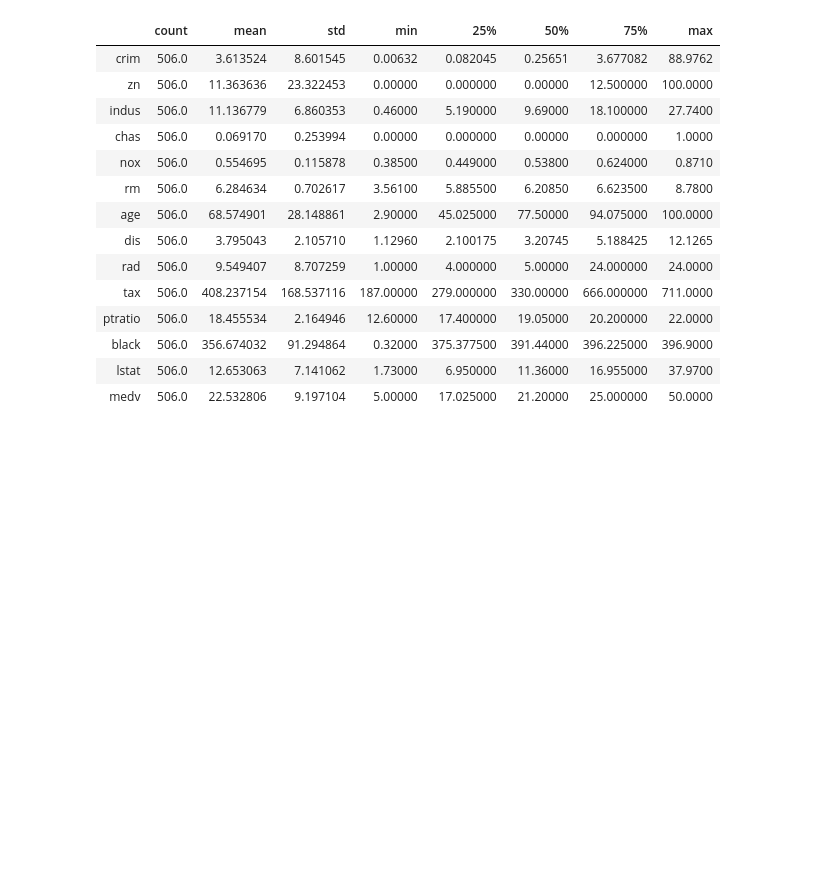
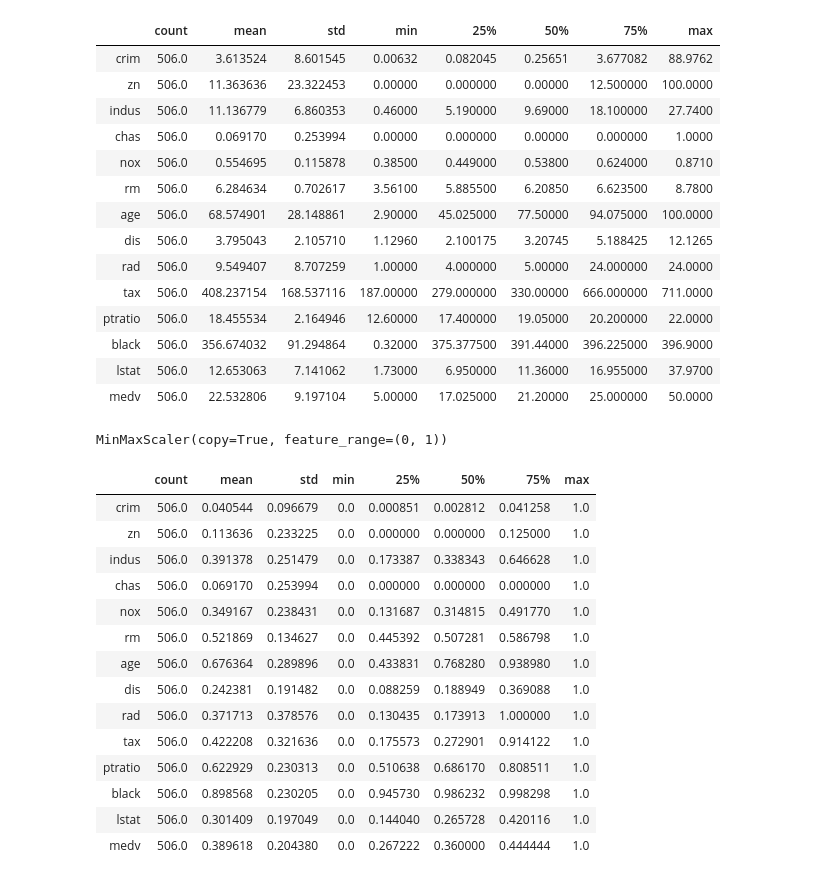
Before and after one commit to tjwodud04/Books-and-other-stuffs, a Jupyter notebook: Programming Language/Python/Books&Following/케라스 2.x 프로젝트/2장.ipynb, the cells around one changed output. Drawn from its saved outputs; the diff is of its cells as text; code cells hidden in the pictures; blank space fills up the shorter version.

```diff
--- a/Programming Language/Python/Books&Following/케라스 2.x 프로젝트/2장.ipynb
+++ b/Programming Language/Python/Books&Following/케라스 2.x 프로젝트/2장.ipynb
@@ -67,3 +67,35 @@ summary
 | black | 506.0 | 356.674032 | 91.294864 | 0.32000 | 375.377500 | 391.44000 | 396.225000 | 396.9000 |
 | lstat | 506.0 | 12.653063 | 7.141062 | 1.73000 | 6.950000 | 11.36000 | 16.955000 | 37.9700 |
 | medv | 506.0 | 22.532806 | 9.197104 | 5.00000 | 17.025000 | 21.20000 | 25.000000 | 50.0000 |
+# %%
+from sklearn.preprocessing import MinMaxScaler
+
+scaler = MinMaxScaler()
+
+scaler.fit(data)
+# %% [output]
+MinMaxScaler(copy=True, feature_range=(0, 1))
+# %%
+MinMaxScaler(copy = True, feature_range=(0,1))
+DataScaled = scaler.fit_transform(data)
+DataScaled = pd.DataFrame(DataScaled, columns=BHNames)
+
+summary = DataScaled.describe()
+summary = summary.transpose()
+summary
+# %% [output]
+|  | count | mean | std | min | 25% | 50% | 75% | max |
+| crim | 506.0 | 0.040544 | 0.096679 | 0.0 | 0.000851 | 0.002812 | 0.041258 | 1.0 |
+| zn | 506.0 | 0.113636 | 0.233225 | 0.0 | 0.000000 | 0.000000 | 0.125000 | 1.0 |
+| indus | 506.0 | 0.391378 | 0.251479 | 0.0 | 0.173387 | 0.338343 | 0.646628 | 1.0 |
+| chas | 506.0 | 0.069170 | 0.253994 | 0.0 | 0.000000 | 0.000000 | 0.000000 | 1.0 |
+| nox | 506.0 | 0.349167 | 0.238431 | 0.0 | 0.131687 | 0.314815 | 0.491770 | 1.0 |
+| rm | 506.0 | 0.521869 | 0.134627 | 0.0 | 0.445392 | 0.507281 | 0.586798 | 1.0 |
+| age | 506.0 | 0.676364 | 0.289896 | 0.0 | 0.433831 | 0.768280 | 0.938980 | 1.0 |
+| dis | 506.0 | 0.242381 | 0.191482 | 0.0 | 0.088259 | 0.188949 | 0.369088 | 1.0 |
+| rad | 506.0 | 0.371713 | 0.378576 | 0.0 | 0.130435 | 0.173913 | 1.000000 | 1.0 |
+| tax | 506.0 | 0.422208 | 0.321636 | 0.0 | 0.175573 | 0.272901 | 0.914122 | 1.0 |
+| ptratio | 506.0 | 0.622929 | 0.230313 | 0.0 | 0.510638 | 0.686170 | 0.808511 | 1.0 |
+| black | 506.0 | 0.898568 | 0.230205 | 0.0 | 0.945730 | 0.986232 | 0.998298 | 1.0 |
+| lstat | 506.0 | 0.301409 | 0.197049 | 0.0 | 0.144040 | 0.265728 | 0.420116 | 1.0 |
+| medv | 506.0 | 0.389618 | 0.204380 | 0.0 | 0.267222 | 0.360000 | 0.444444 | 1.0 |
```
Also changed, not shown: parts of 3 cells of this notebook.
